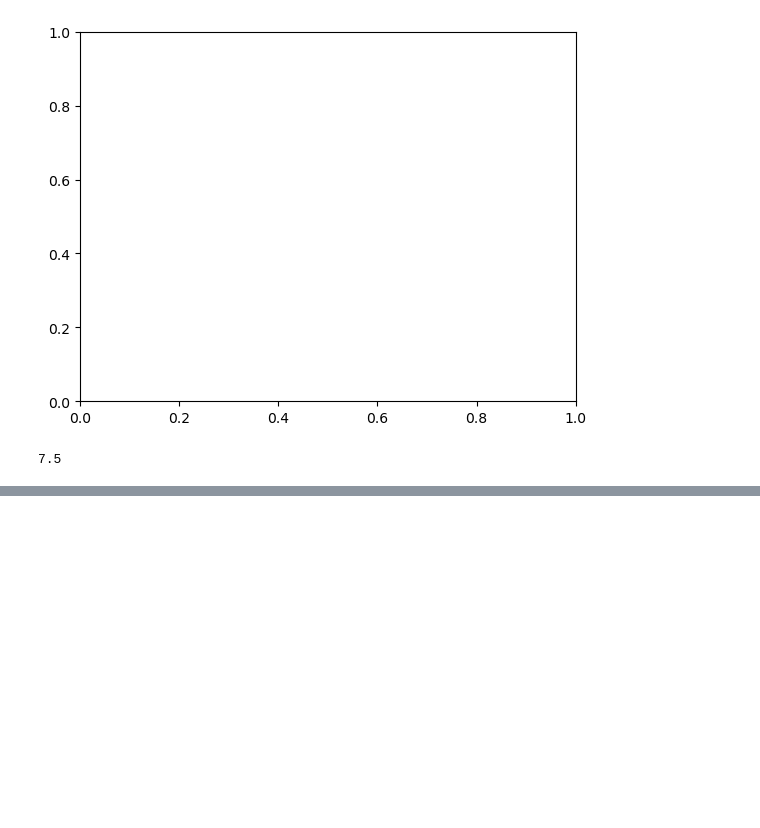
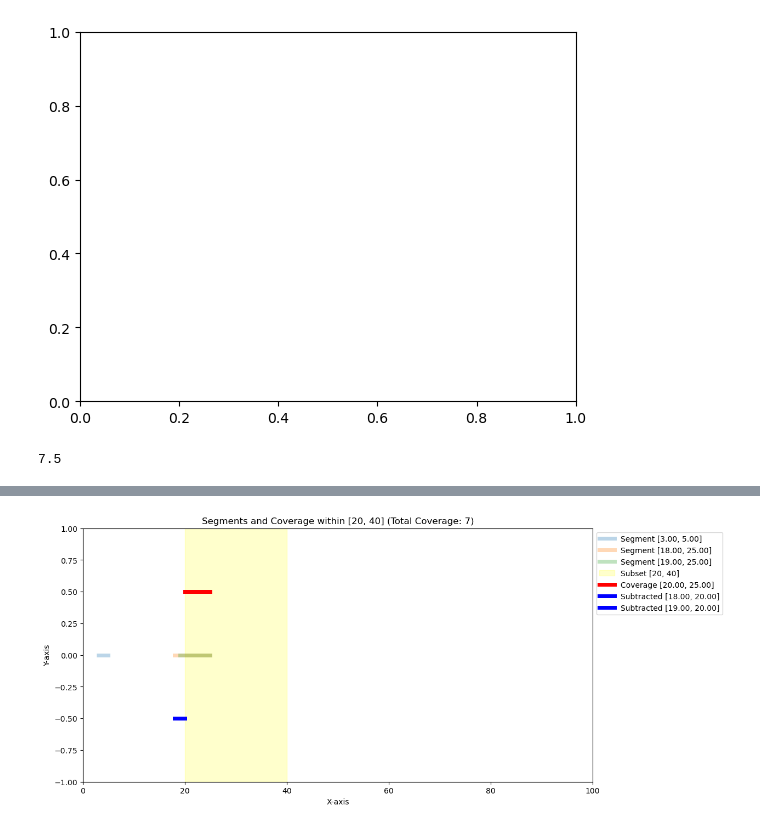
Before and after one commit to timothyfoldes/yeast_extrusion, a Jupyter notebook: extrusion_tests.ipynb, the cells around one changed output, grey strips where cells are left out. Drawn from its saved outputs; the diff is of its cells as text; code cells hidden in the pictures; blank space fills up the shorter version.

```diff
--- a/extrusion_tests.ipynb
+++ b/extrusion_tests.ipynb
@@ -198,0 +289,99 @@ for N_LEFS in [4]:
+# %%
+import numpy as np
+import matplotlib.pyplot as plt
+import random
+
+def generate_non_overlapping_segments(num_segments, L, segment_length_range):
+    segments = []
+    while len(segments) < num_segments:
+        start = random.uniform(0, L)
+        length = random.uniform(*segment_length_range)
+        end = min(start + length, L)
+
+        # Check for overlap with existing segments
+        overlap = False
+        for s, e in segments:
+            if (start < e and end > s):
+                overlap = True
+                break
+
+        if not overlap:
+            segments.append((start, end))
+    return np.array(segments)
+
+def calculate_coverage_within_subset(segments, l1, l2):
+    total_coverage = 0
+    coverage_segments = []
+    subtracted_segments = []
+
+    for start, end in segments:
+        if end < l1 or start > l2:
+            continue  # Skip segments that are completely outside [l1, l2]
+
+        # Calculate the overlap with the subset [l1, l2]
+        overlap_start = max(start, l1)
+        overlap_end = min(end, l2)
+        overlap_length = max(0, overlap_end - overlap_start)
+
+        # Subtract the part outside [l1, l2]
+        outside_length = (l1 - start if start < l1 else 0) + (end - l2 if end > l2 else 0)
+        segment_coverage = overlap_length - outside_length
+
+        total_coverage += segment_coverage
+
+        if overlap_length > 0:
+            coverage_segments.append((overlap_start, overlap_end))
+
+        if start < l1:
+            subtracted_segments.append((start, l1))
+        if end > l2:
+            subtracted_segments.append((l2, end))
+
+    # Ensure coverage is non-negative
+    total_coverage = max(0, total_coverage)
+
+    return total_coverage, coverage_segments, subtracted_segments
+
+def plot_segments_and_coverage(segments, L, l1, l2):
+    total_coverage, coverage_segments, subtracted_segments = calculate_coverage_within_subset(segments, l1, l2)
+
+    # Plot the segments
+    fig, ax = plt.subplots(figsize=(12, 6))
+
+    for start, end in segments:
+        ax.plot([start, end], [0, 0], label=f'Segment [{start:.2f}, {end:.2f}]', linewidth=5, alpha=0.3)
+
+    # Highlight the subset [l1, l2]
+    ax.axvspan(l1, l2, color='yellow', alpha=0.2, label=f'Subset [{l1}, {l2}]')
+
+    # Highlight the coverage within the subset
+    for start, end in coverage_segments:
+        ax.plot([start, end], [0.5, 0.5], color='red', linewidth=5, label=f'Coverage [{start:.2f}, {end:.2f}]')
+
+    # Highlight the subtracted parts
+    for start, end in subtracted_segments:
+        ax.plot([start, end], [-0.5, -0.5], color='blue', linewidth=5, label=f'Subtracted [{start:.2f}, {end:.2f}]')
+
+    # Set plot limits and labels
+    ax.set_xlim(0, L)
+    ax.set_ylim(-1, 1)
+    ax.set_xlabel('X-axis')
+    ax.set_ylabel('Y-axis')
+
+    handles, labels = ax.get_legend_handles_labels()
+    by_label = dict(zip(labels, handles))
+    ax.legend(by_label.values(), by_label.keys(), loc='upper left', bbox_to_anchor=(1, 1))
+
+    plt.title(f'Segments and Coverage within [{l1}, {l2}] (Total Coverage: {total_coverage})')
+    plt.show()
+
+# Example usage
+L = 100
+num_segments = 10
+segments = [[3,5], [18, 25], [19, 25], ]
+l1, l2 = 20, 40
+
+plot_segments_and_coverage(segments, L, l1, l2)
+print(calculate_coverage_within_subset(segments, l1, l2))
+# %% [output]
+[figure, added]
```
Also changed, not shown: parts of 9 cells of this notebook, 2 other files.
